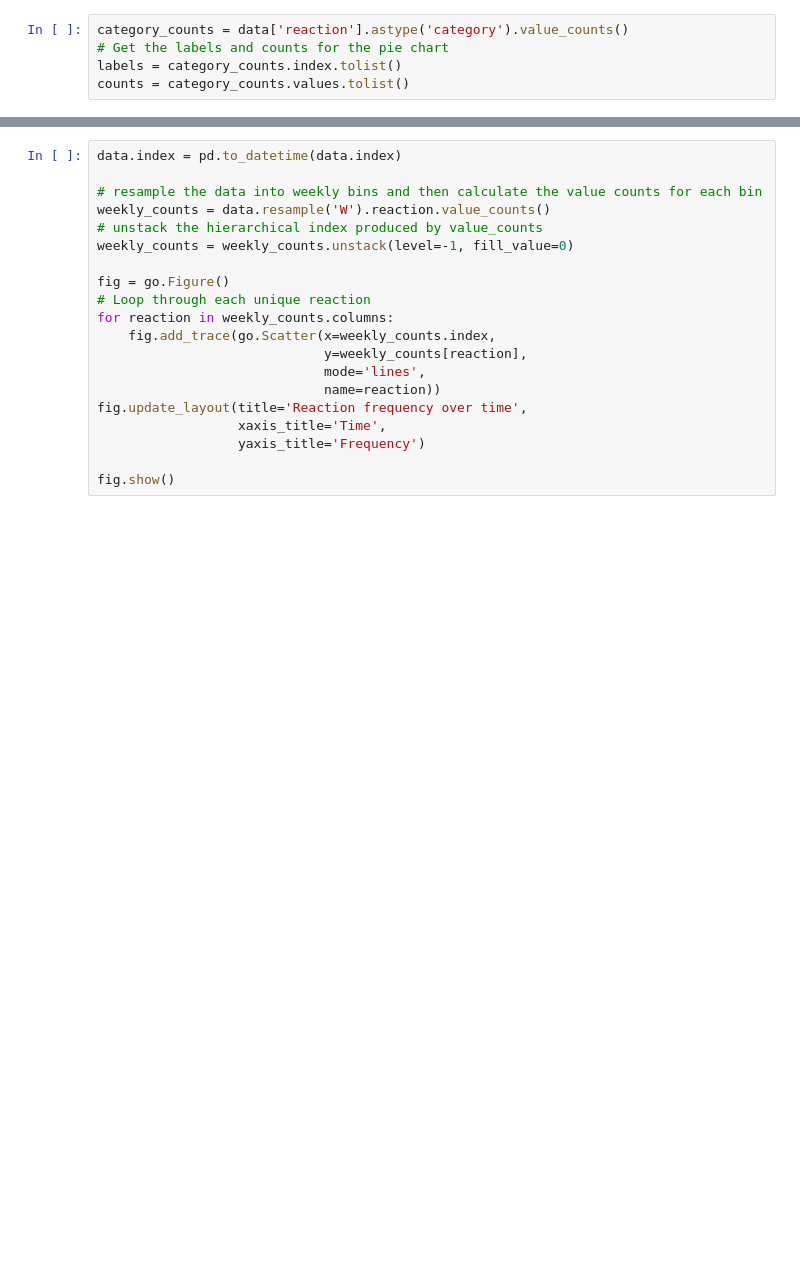
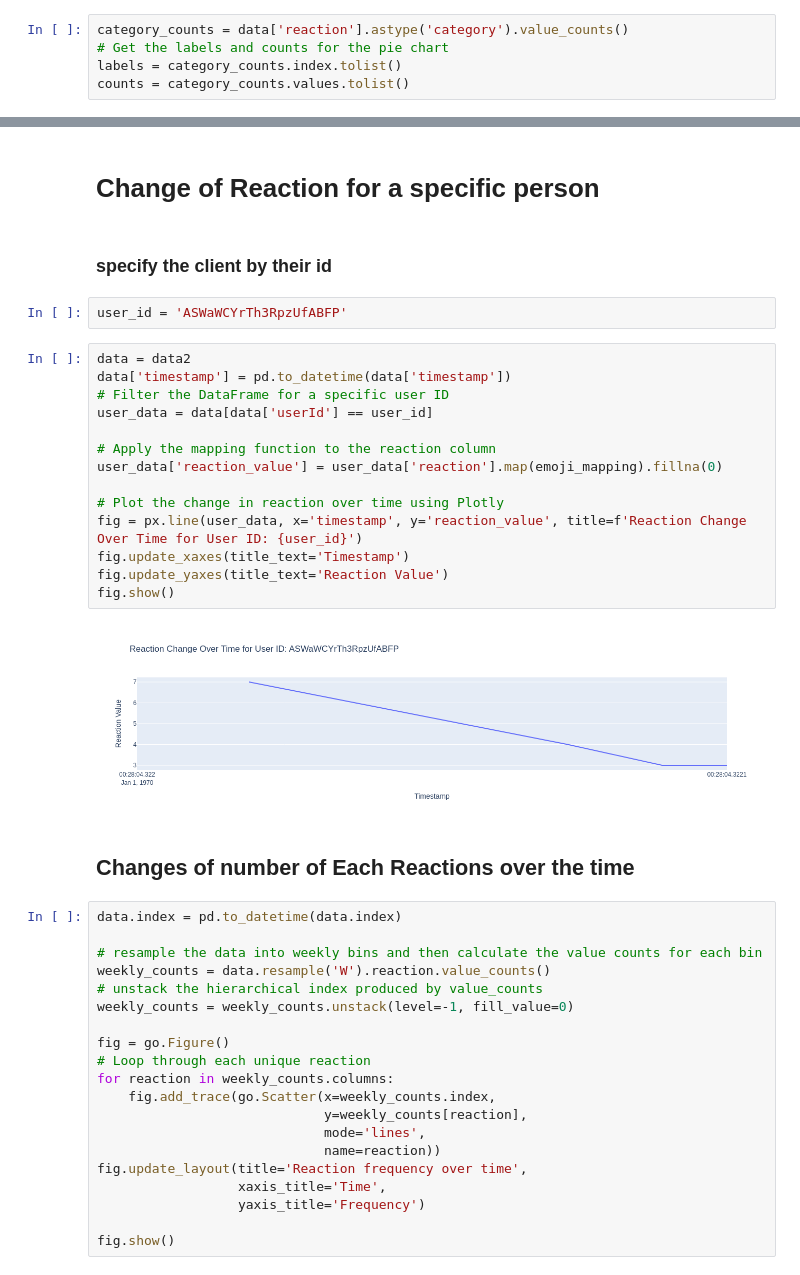
Before and after one commit to mossishahi/chorus_analytics, a Jupyter notebook: notebooks/eda_on_chorus.ipynb, the cells around one changed output, grey strips where cells are left out. Cells and saved outputs as stored; diff of their text form; blank space fills up the shorter version.

```diff
--- a/notebooks/eda_on_chorus.ipynb
+++ b/notebooks/eda_on_chorus.ipynb
@@ -36,3 +129,27 @@ fig.write_image("pie_chart.png")
+# %% [markdown]
+# Change of Reaction for a specific person
+# %% [markdown]
+### specify the client by their id
+# %%
+user_id = 'ASWaWCYrTh3RpzUfABFP'
+# %%
+data = data2
+data['timestamp'] = pd.to_datetime(data['timestamp'])
+# Filter the DataFrame for a specific user ID
+user_data = data[data['userId'] == user_id]
+
+# Apply the mapping function to the reaction column
+user_data['reaction_value'] = user_data['reaction'].map(emoji_mapping).fillna(0)
+
+# Plot the change in reaction over time using Plotly
+fig = px.line(user_data, x='timestamp', y='reaction_value', title=f'Reaction Change Over Time for User ID: {user_id}')
+fig.update_xaxes(title_text='Timestamp')
+fig.update_yaxes(title_text='Reaction Value')
+fig.show()
+# %% [output]
+[figure, added]
+# %% [markdown]
+## Changes of number of Each Reactions over the time
 # %%
 data.index = pd.to_datetime(data.index)
 
```
Also changed, not shown: parts of 19 cells of this notebook, 2 other files.
